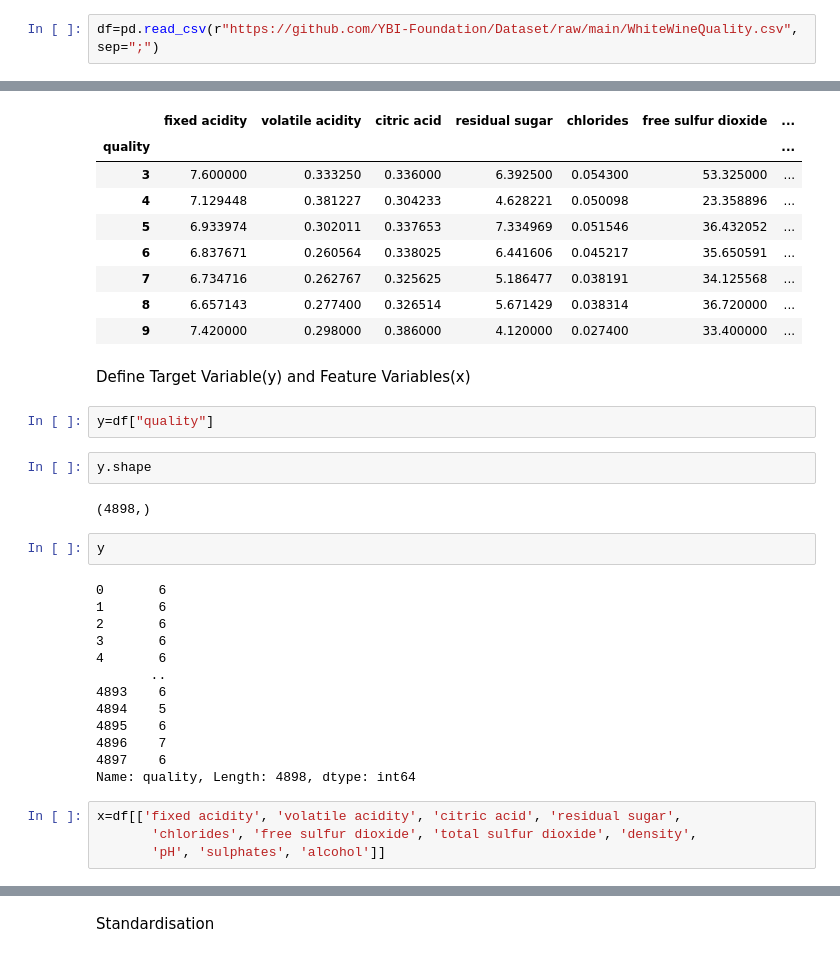
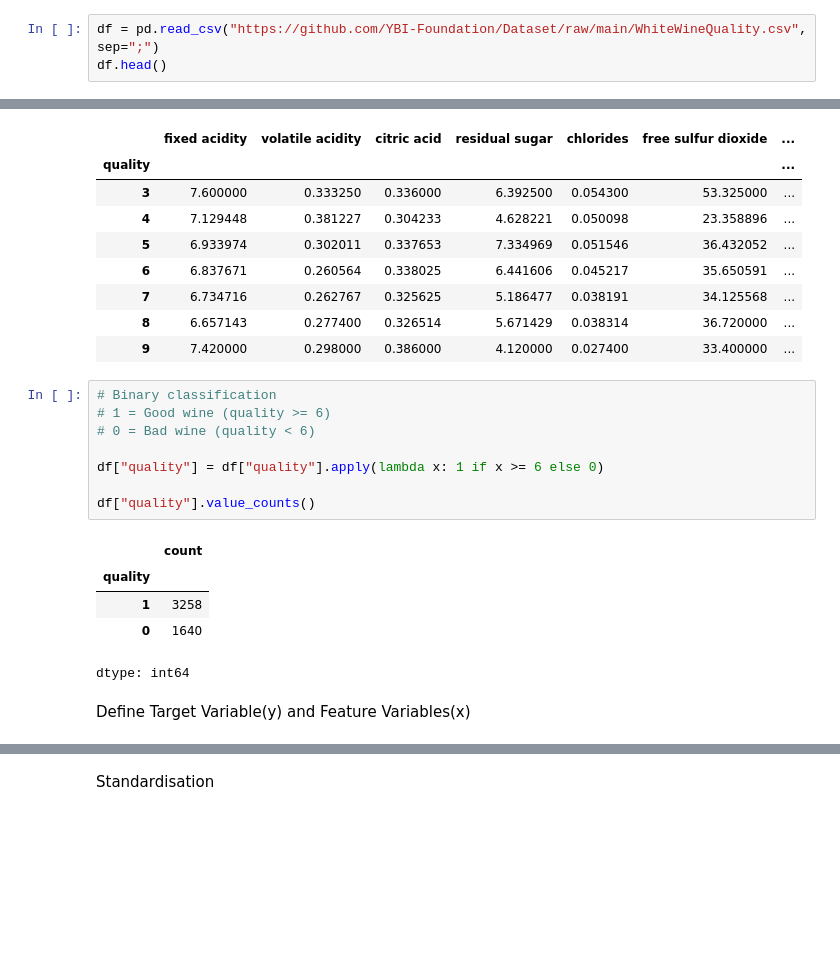
Before and after one commit to annmariajosmon/winequality-prediction, a Jupyter notebook: wine_quality_prediction.ipynb, the cells around one changed output, grey strips where cells are left out. Saved outputs shown, nothing was run; the diff lists cells and outputs as text; blank space fills up the shorter version.

```diff
--- a/wine_quality_prediction.ipynb
+++ b/wine_quality_prediction.ipynb
@@ -14,2 +20,3 @@ Import Data
 # %%
-df=pd.read_csv(r"https://github.com/YBI-Foundation/Dataset/raw/main/WhiteWineQuality.csv", sep=";")
+df = pd.read_csv("https://github.com/YBI-Foundation/Dataset/raw/main/WhiteWineQuality.csv", sep=";")
+df.head()
@@ -112,31 +100,20 @@ df.groupby("quality").mean()
 | 7 | 6.734716 | 0.262767 | 0.325625 | 5.186477 | 0.038191 | 34.125568 | ... |
 | 8 | 6.657143 | 0.277400 | 0.326514 | 5.671429 | 0.038314 | 36.720000 | ... |
 | 9 | 7.420000 | 0.298000 | 0.386000 | 4.120000 | 0.027400 | 33.400000 | ... |
+# %%
+# Binary classification
+# 1 = Good wine (quality >= 6)
+# 0 = Bad wine (quality < 6)
+
+df["quality"] = df["quality"].apply(lambda x: 1 if x >= 6 else 0)
+
+df["quality"].value_counts()
+# %% [output]
+|  | count |
+| quality |  |
+| 1 | 3258 |
+| 0 | 1640 |
+dtype: int64
 # %% [markdown]
 Define Target Variable(y) and Feature Variables(x)
-# %%
-y=df["quality"]
-# %%
-y.shape
-# %% [output]
-(4898,)
-# %%
-y
-# %% [output]
-0       6
-1       6
-2       6
-3       6
-4       6
-       ..
-4893    6
-4894    5
-4895    6
-4896    7
-4897    6
-Name: quality, Length: 4898, dtype: int64
-# %%
-x=df[['fixed acidity', 'volatile acidity', 'citric acid', 'residual sugar',
-       'chlorides', 'free sulfur dioxide', 'total sulfur dioxide', 'density',
-       'pH', 'sulphates', 'alcohol']]
 # %%
```
Also changed, not shown: parts of 68 cells of this notebook.
